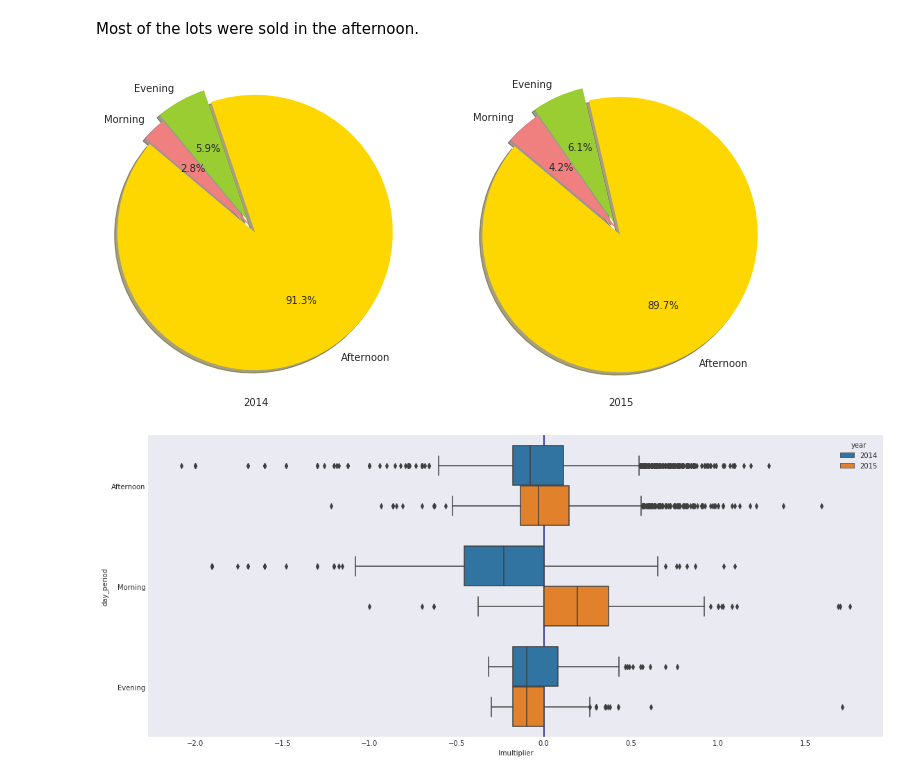
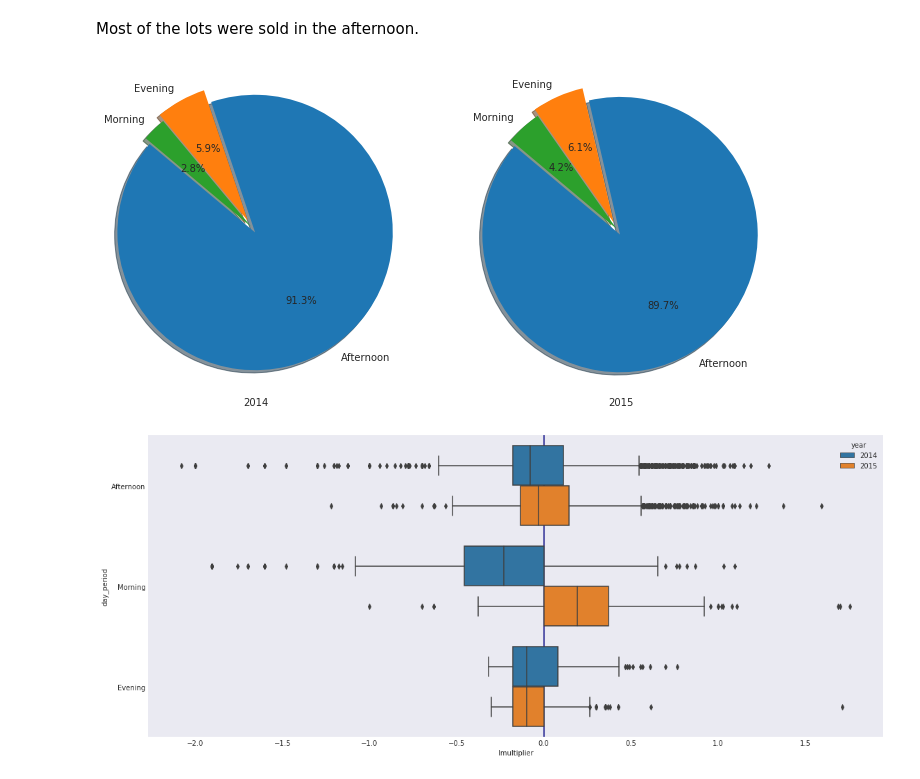
Before and after one commit to qmeeus/auction-optimiser, a Jupyter notebook: Report draft.ipynb, the cells around one changed output. Drawn from its saved outputs; the diff is of its cells as text; code cells hidden in the pictures.

```diff
--- a/Report draft.ipynb
+++ b/Report draft.ipynb
@@ -127,24 +125,24 @@ g.ax_joint.axhline(y=0, c='crimson', zorder=0); g.ax_joint.axvline(x=0, c='crims
 # %% [markdown]
 Most of the lots were sold in the afternoon.
 # %%
-colors = ['gold', 'yellowgreen', 'lightcoral']
+# colors = ['gold', 'yellowgreen', 'lightcoral']
 explode = (.05, .05, .0)
 axs = (data
  .groupby(["year", "day_period"])["multiplier"]
  .count()
  .unstack(level=0)
- .plot(kind='pie', colors=colors, explode=explode, autopct='%1.1f%%', shadow=True, startangle=140, subplots=True)
+ .plot(kind='pie', explode=explode, autopct='%1.1f%%', shadow=True, startangle=140, subplots=True)
 )
 
 for ax in axs:
     ax.set_xlabel(ax.get_ylabel())
     ax.set_ylabel("")
     ax.get_legend().set_visible(False)
     ax.axis('equal')
 
 plt.gcf().set_size_inches((12,6))
 # %% [output]
-[figure, old version]
+[figure, new version]
 # %%
 ax = sns.boxplot(x="lmultiplier", y="day_period", hue="year", orient='h', data=data.sort_values("provider"), ax=empty_axes((19,8)))
 ax.axvline(x=0, color="navy", zorder=0);
```
Also changed, not shown: parts of 4 cells of this notebook, 1 other file.
